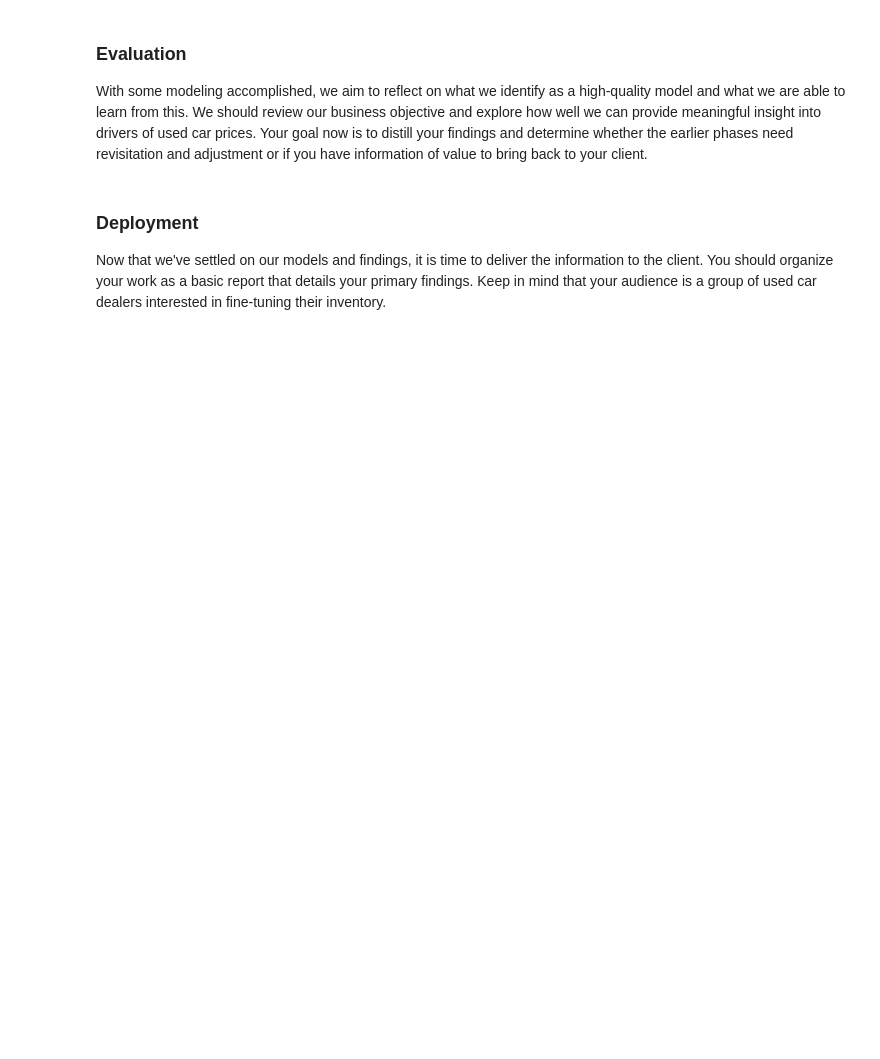
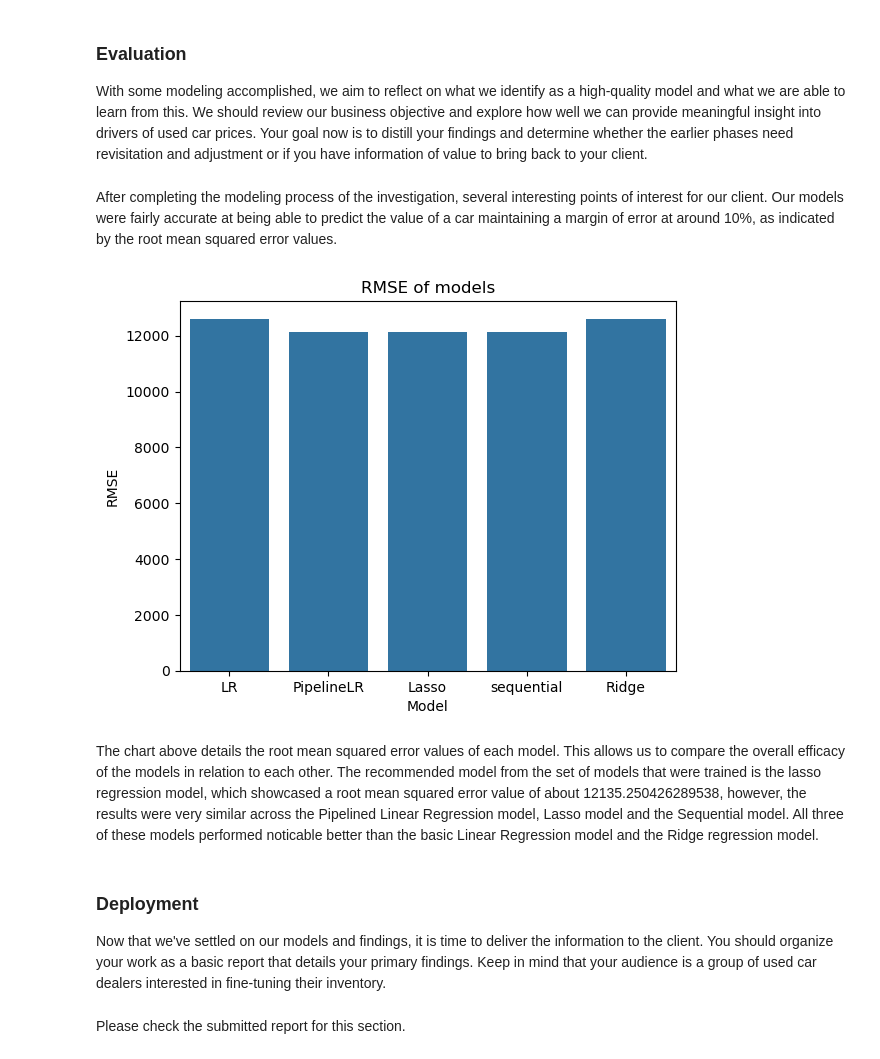
Before and after one commit to Mapurin-ucsc/Car-Price-DataAnalysis, a Jupyter notebook: practical_application_II_starter/prompt_II.ipynb, the cells around one changed output. Saved outputs shown, nothing was run; the diff lists cells and outputs as text; code cells hidden in the pictures; blank space fills up the shorter version.

```diff
--- a/practical_application_II_starter/prompt_II.ipynb
+++ b/practical_application_II_starter/prompt_II.ipynb
@@ -169,5 +179,8 @@ linear_pipeline.fit(X_train, y_train)
 model_preds = linear_pipeline.predict(X_test)
 mse = mean_squared_error(y_test, model_preds)
 print(mse)
+rmse = root_mean_squared_error(y_test, model_preds)
+rmse_values.append(rmse)
+print(rmse)
 # %% [output]
 147264644.24418348
@@ -177,5 +191,8 @@ auto_pipe = Pipeline([('polyfeatures' , PolynomialFeatures(degree=2)),('scaler',
 model_preds = auto_pipe.predict(X_test)
 mse = mean_squared_error(y_test, model_preds)
 print(mse)
+rmse = root_mean_squared_error(y_test, model_preds)
+rmse_values.append(rmse)
+print(rmse)
 # %% [output]
 147264302.90876043
@@ -187,5 +205,8 @@ features = sfs.get_support()
 print("selected features:", sfs.get_support())
 sfs_train = X_train.columns[features]
 sfs_test = X_test.columns[features]
+rmse = root_mean_squared_error(y_test, model_preds)
+rmse_values.append(rmse)
+print(rmse)
 # %% [output]
 selected features: [ True False  True]
@@ -207,6 +231,9 @@ model_coefs = ridge.coef_
 
 print(model_coefs)
 print(mse)
+rmse = root_mean_squared_error(y_test, model_preds)
+rmse_values.append(rmse)
+print(rmse)
 # %% [output]
 [-2.04480453e+02 -1.80634865e-02  2.04480453e+02]
 159008428.12536806
@@ -214,7 +242,21 @@ print(mse)
 ### Evaluation
 
 With some modeling accomplished, we aim to reflect on what we identify as a high-quality model and what we are able to learn from this.  We should review our business objective and explore how well we can provide meaningful insight into drivers of used car prices.  Your goal now is to distill your findings and determine whether the earlier phases need revisitation and adjustment or if you have information of value to bring back to your client.
+# %% [markdown]
+After completing the modeling process of the investigation, several interesting points of interest for our client. Our models were fairly accurate at being able to predict the value of a car maintaining a margin of error at around 10%, as indicated by the root mean squared error values.
+# %%
+sns.barplot(x=model_names, y=rmse_values)
+plt.title('RMSE of models')
+plt.xlabel("Model")
+plt.ylabel("RMSE")
+plt.show()
+# %% [output]
+[figure, added]
+# %% [markdown]
+The chart above details the root mean squared error values of each model. This allows us to compare the overall efficacy of the models in relation to each other. The recommended model from the set of models that were trained is the lasso regression model, which showcased a root mean squared error value of about 12135.250426289538, however, the results were very similar across the Pipelined Linear Regression model, Lasso model and the Sequential model. All three of these models performed noticable better than the basic Linear Regression model and the Ridge regression model.
 # %% [markdown]
 ### Deployment
 
 Now that we've settled on our models and findings, it is time to deliver the information to the client.  You should organize your work as a basic report that details your primary findings.  Keep in mind that your audience is a group of used car dealers interested in fine-tuning their inventory.
+# %% [markdown]
+Please check the submitted report for this section.
```
Also changed, not shown: parts of 9 cells of this notebook.
